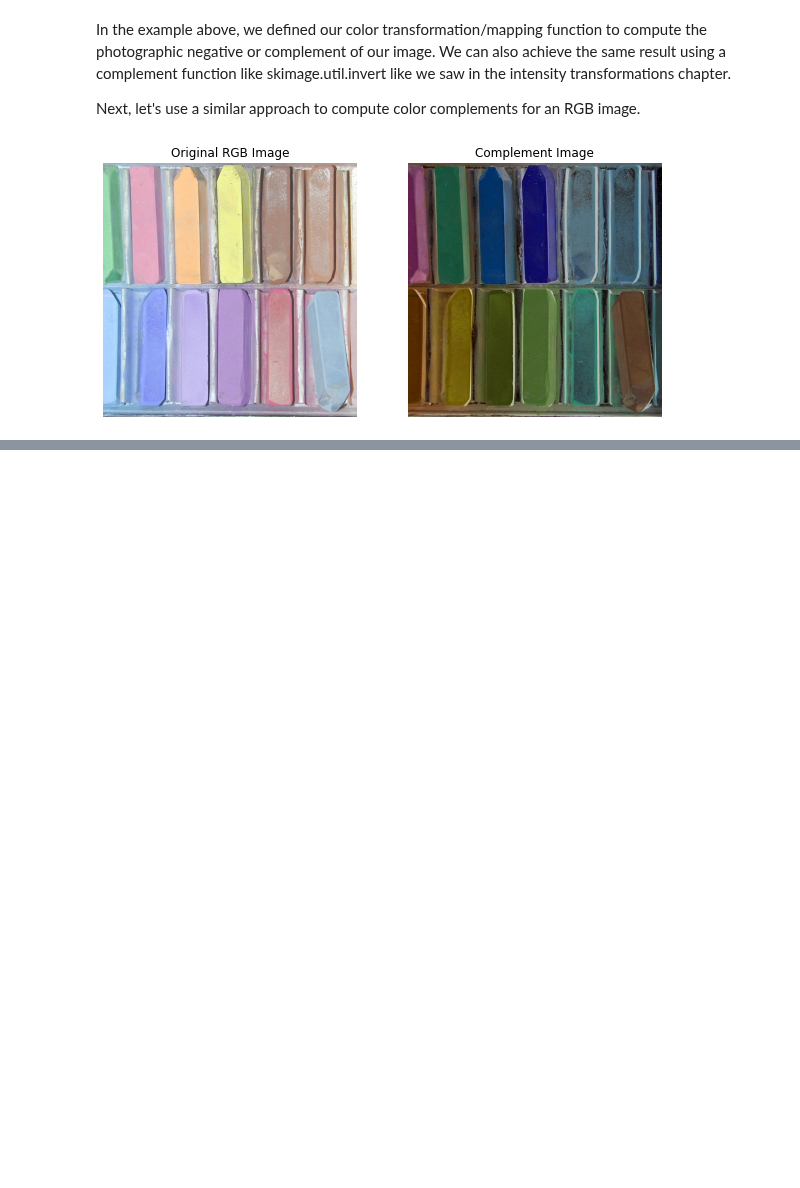
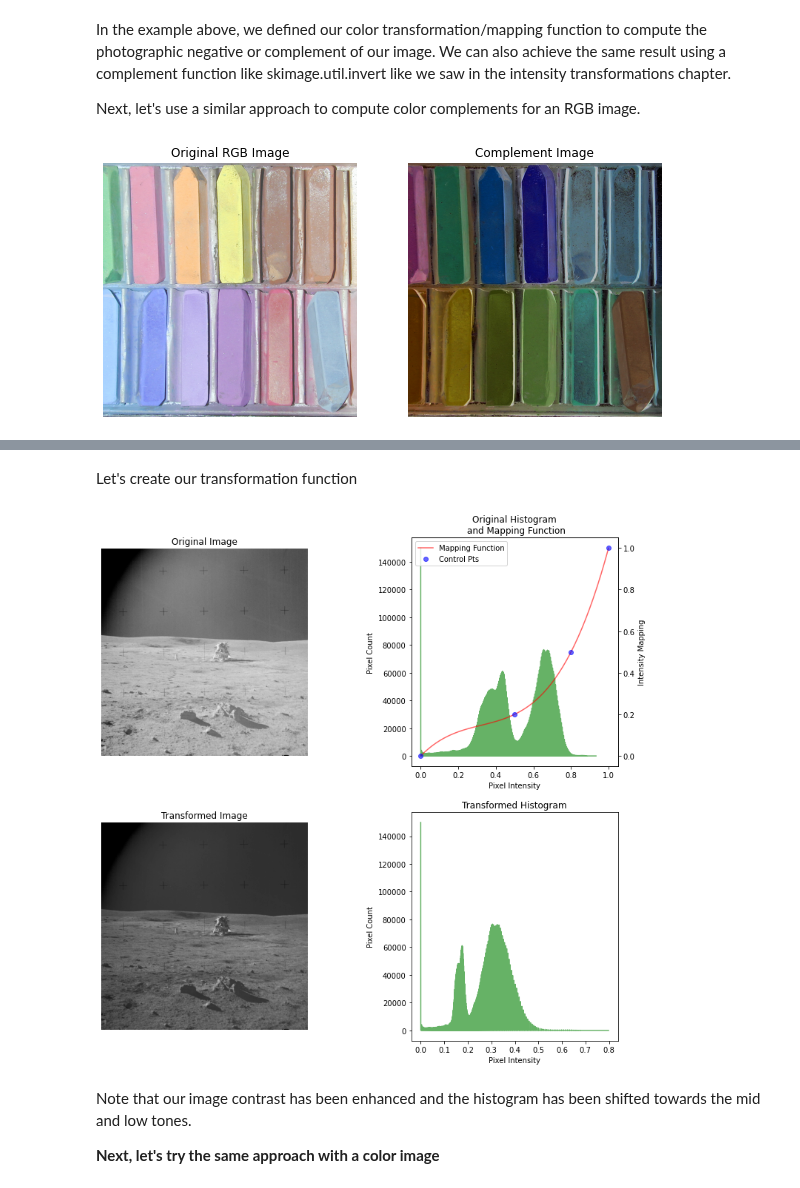
Before and after one commit to ecolon08/Digital-Image-Processing, a Jupyter notebook: Color Image Processing/ec_dip_color_img_proc_01.ipynb, the cells around one changed output, grey strips where cells are left out. Saved outputs shown, nothing was run; the diff lists cells and outputs as text; code cells hidden in the pictures; blank space fills up the shorter version.

Commit message:
Add control point-based contrast enhancement

```diff
--- a/Color Image Processing/ec_dip_color_img_proc_01.ipynb
+++ b/Color Image Processing/ec_dip_color_img_proc_01.ipynb
@@ -414,0 +454,56 @@ ax_chalk[1].axis('off');
+# %% [markdown]
+Let's create our transformation function
+# %%
+# define control points
+moon_ctrl_pts = np.array([[0.0, 0.0],
+                          [0.5, 0.2],
+                          [0.8, 0.5],
+                          [1.0, 1.0]])
+
+# create cubic spline interpolation representation
+moon_spline_rep = scipy.interpolate.splrep(moon_ctrl_pts[:, 0], moon_ctrl_pts[:, 1], s=0)
+
+#evaluate cubic spline
+moon_spline_eval = scipy.interpolate.splev(eval_pts, moon_spline_rep, der=0)
+
+# display the transformation function superimposed with the histogram
+fig_moon_spline, ax_moon_spline = plt.subplots(2, 2, figsize=(12.5, 12.5))
+ax_moon_spline = ax_moon_spline.ravel()
+fig_moon_spline.subplots_adjust(wspace=0.5)
+
+ax_moon_spline[0].imshow(img_moon, cmap='gray')
+ax_moon_spline[0].set_title("Original Image")
+ax_moon_spline[0].axis('off')
+
+# plot histogram
+ax_moon_spline[1].plot(moon_hist_ctrs[1:], moon_hist, c='g', alpha=0.6)
+ax_moon_spline[1].set_title("Original Histogram\n and Mapping Function")
+ax_moon_spline[1].set_xlabel('Pixel Intensity')
+ax_moon_spline[1].set_ylabel('Pixel Count');
+
+ax_xfm = ax_moon_spline[1].twinx()
+ax_xfm.plot(eval_pts, moon_spline_eval, c='r', alpha=0.6, label='Mapping Function')
+ax_xfm.plot(moon_ctrl_pts[:, 0], moon_ctrl_pts[:, 1], 'bo', alpha=0.6, label='Control Pts')
+ax_xfm.set_ylabel('Intensity Mapping')
+ax_xfm.legend()
+
+# transform the image
+img_moon_xfm = scipy.interpolate.splev(img_moon, moon_spline_rep, der=0)
+
+ax_moon_spline[2].imshow(img_moon_xfm, cmap='gray')
+ax_moon_spline[2].set_title("Transformed Image")
+ax_moon_spline[2].axis('off');
+
+# compute new histogram and plot it
+moon_hist_xfm, moon_hist_xfm_ctrs = np.histogram(img_moon_xfm, bins=img_moon.size)
+
+ax_moon_spline[3].plot(moon_hist_xfm_ctrs[1:], moon_hist_xfm, c='g', alpha=0.6)
+ax_moon_spline[3].set_title("Transformed Histogram")
+ax_moon_spline[3].set_xlabel('Pixel Intensity')
+ax_moon_spline[3].set_ylabel('Pixel Count');
+# %% [output]
+[figure, added]
+# %% [markdown]
+Note that our image contrast has been enhanced and the histogram has been shifted towards the mid and low tones.
+
+**Next, let's try the same approach with a color image**
```
Also changed, not shown: parts of 3 cells of this notebook, 2 other files.
